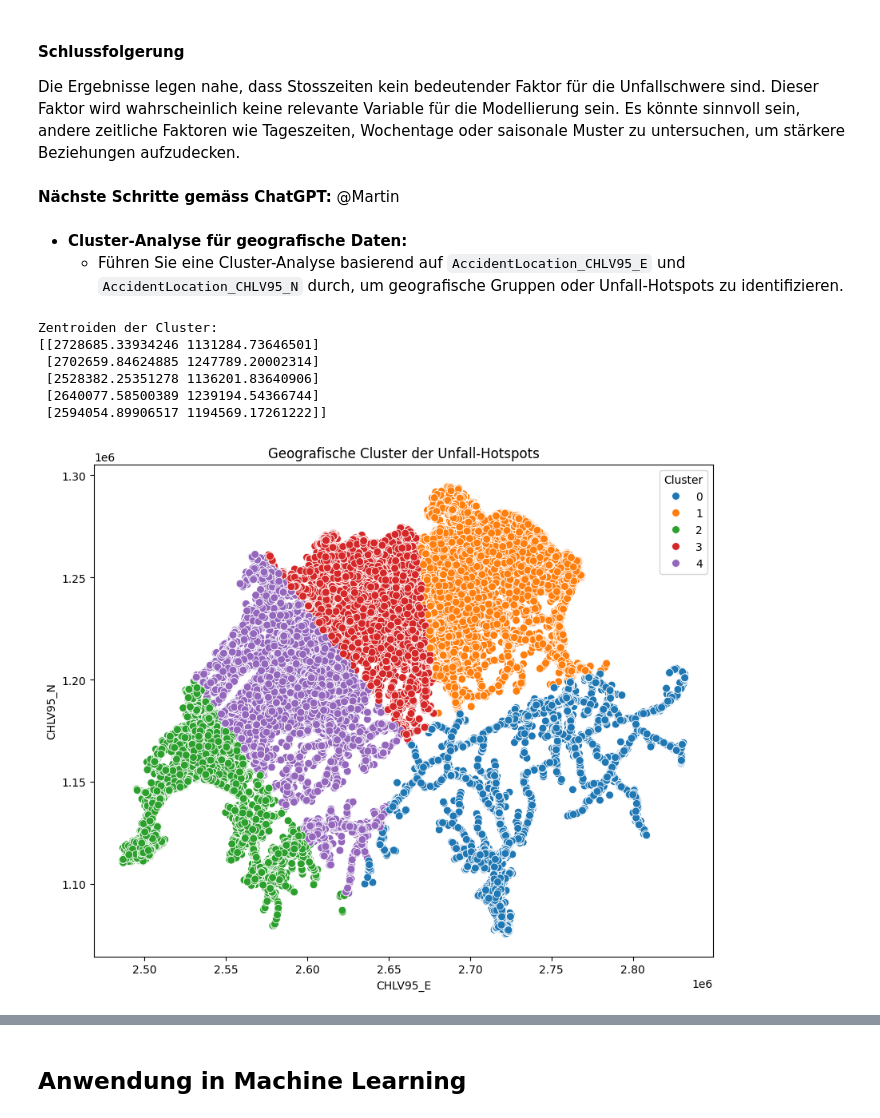
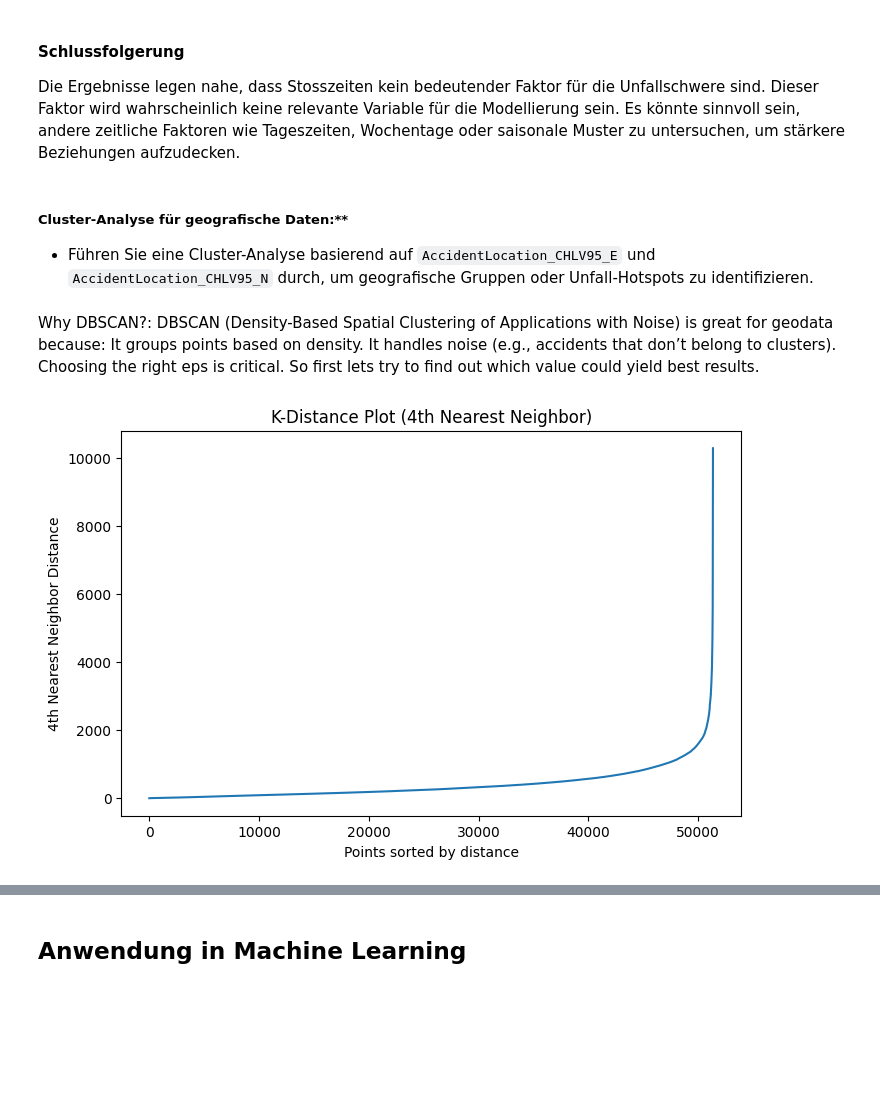
Before and after one commit to dominiqueulrixh/Verkehrsunfaellanalyse, a Jupyter notebook: Verkehrsunfallanalyse.ipynb, the cells around one changed output, grey strips where cells are left out. Drawn from its saved outputs; the diff is of its cells as text; code cells hidden in the pictures; blank space fills up the shorter version.

```diff
--- a/Verkehrsunfallanalyse.ipynb
+++ b/Verkehrsunfallanalyse.ipynb
@@ -1271,46 +1327,40 @@ P-Wert: 1.2869990163881727e-42
 #### Schlussfolgerung
 
 Die Ergebnisse legen nahe, dass Stosszeiten kein bedeutender Faktor für die Unfallschwere sind. Dieser Faktor wird wahrscheinlich keine relevante Variable für die Modellierung sein. Es könnte sinnvoll sein, andere zeitliche Faktoren wie Tageszeiten, Wochentage oder saisonale Muster zu untersuchen, um stärkere Beziehungen aufzudecken.
-# %% [markdown]
-**Nächste Schritte gemäss ChatGPT:** @Martin
 # %% [markdown]
-- **Cluster-Analyse für geografische Daten:**
+##### Cluster-Analyse für geografische Daten:**
   - Führen Sie eine Cluster-Analyse basierend auf `AccidentLocation_CHLV95_E` und `AccidentLocation_CHLV95_N` durch, um geografische Gruppen oder Unfall-Hotspots zu identifizieren.
-# %%
-from sklearn.cluster import KMeans
-
-geo_data = df_cleaned[['AccidentLocation_CHLV95_E', 'AccidentLocation_CHLV95_N']].dropna()
-
-# Definiere die Anzahl der Cluster (z.B. 5)
-n_clusters = 5
-kmeans = KMeans(n_clusters=n_clusters, random_state=42)
-
-# Führe Clustering durch
-geo_data['Cluster'] = kmeans.fit_predict(geo_data)
-
-# Zentroiden der Cluster anzeigen
-print("Zentroiden der Cluster:")
-print(kmeans.cluster_centers_)
-
-# Streudiagramm der Cluster
-plt.figure(figsize=(10, 8))
-sns.scatterplot(
-    x=geo_data['AccidentLocation_CHLV95_E'],
-    y=geo_data['AccidentLocation_CHLV95_N'],
-    hue=geo_data['Cluster'],
-    palette='tab10',
-    s=50
-)
-plt.title('Geografische Cluster der Unfall-Hotspots')
-plt.xlabel('CHLV95_E')
-plt.ylabel('CHLV95_N')
-plt.legend(title='Cluster')
-plt.show()
-# %% [output]
-Zentroiden der Cluster:
-[[2728685.33934246 1131284.73646501]
- [2702659.84624885 1247789.20002314]
- [2528382.25351278 1136201.83640906]
- [2640077.58500389 1239194.54366744]
- [2594054.89906517 1194569.17261222]]
-[figure, removed]
+# %% [markdown]
+Why DBSCAN?:
+DBSCAN (Density-Based Spatial Clustering of Applications with Noise) is great for geodata because:
+It groups points based on density.
+It handles noise (e.g., accidents that don’t belong to clusters). Choosing the right eps is critical. So first lets try to find out which value could yield best results.
+# %%
+from sklearn.neighbors import NearestNeighbors
+import numpy as np
+import matplotlib.pyplot as plt
+
+# Filter dataset for severe and fatal accidents
+severe_accidents = df_de_cleaned[df_de_cleaned['SeverityNumeric'] >= 2]
+
+# Prepare geodata for clustering
+coordinates = severe_accidents[['AccidentLocation_CHLV95_E', 'AccidentLocation_CHLV95_N']].values
+
+# Prepare geodata
+coordinates = severe_accidents[['AccidentLocation_CHLV95_E', 'AccidentLocation_CHLV95_N']].values
+
+# Fit NearestNeighbors
+nearest_neighbors = NearestNeighbors(n_neighbors=4)  # k = 4
+nearest_neighbors.fit(coordinates)
+distances, indices = nearest_neighbors.kneighbors(coordinates)
+
+# Sort distances for plotting
+distances = np.sort(distances[:, 3])  # 4th nearest neighbor distances
+plt.figure(figsize=(8, 5))
+plt.plot(distances)
+plt.title("K-Distance Plot (4th Nearest Neighbor)")
+plt.xlabel("Points sorted by distance")
+plt.ylabel("4th Nearest Neighbor Distance")
+plt.show()
+# %% [output]
+[figure, added]
```
Also changed, not shown: parts of 28 cells of this notebook.
